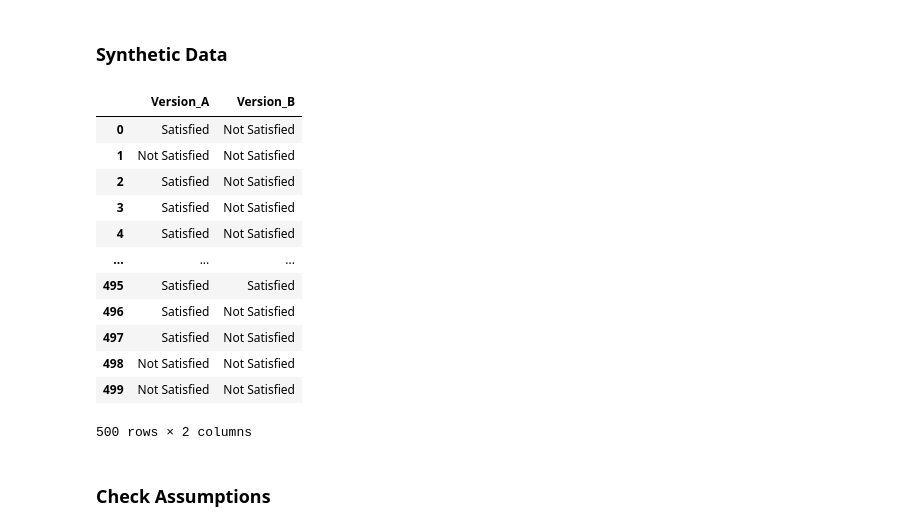
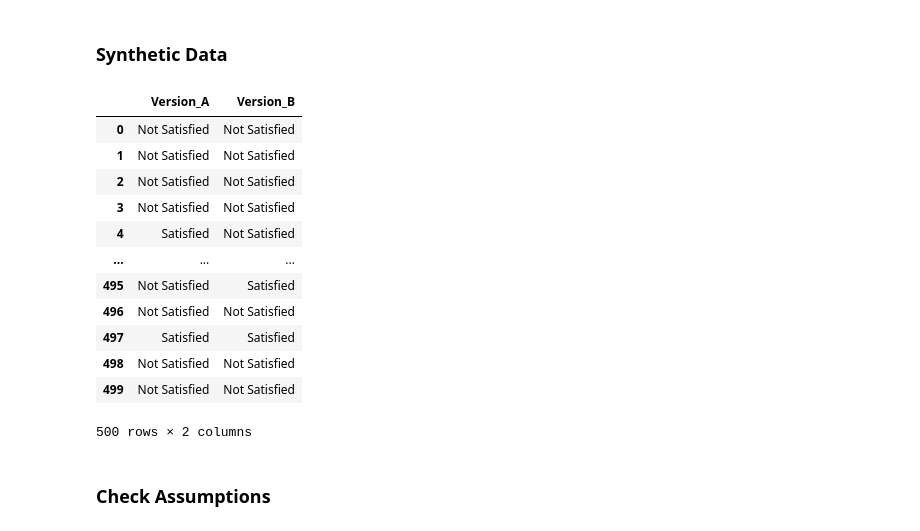
Before and after one commit to sam-tritto/statistical-tests, a Jupyter notebook: Chi_Squared_Test.ipynb, the cells around one changed output. Drawn from its saved outputs; the diff is of its cells as text; code cells hidden in the pictures.

```diff
--- a/Chi_Squared_Test.ipynb
+++ b/Chi_Squared_Test.ipynb
@@ -166,26 +166,26 @@ plt.show()
 # %%
 # Number of samples for each version
 n_samples = 500
 
 # Generate synthetic data for two website versions
-version_A = np.random.choice(['Satisfied', 'Not Satisfied'], size=n_samples, p=[0.8, 0.2])
-version_B = np.random.choice(['Satisfied', 'Not Satisfied'], size=n_samples, p=[0.1, 0.9])
+version_A = np.random.choice(['Satisfied', 'Not Satisfied'], size=n_samples, p=[0.25, 0.75])
+version_B = np.random.choice(['Satisfied', 'Not Satisfied'], size=n_samples, p=[0.15, 0.85])
 
 
 # Create pandas dataframe
 chi_squared_data = pd.DataFrame({'Version_A': version_A, 'Version_B': version_B})
 chi_squared_data
 # %% [output]
 |  | Version_A | Version_B |
-| 0 | Satisfied | Not Satisfied |
+| 0 | Not Satisfied | Not Satisfied |
 | 1 | Not Satisfied | Not Satisfied |
-| 2 | Satisfied | Not Satisfied |
-| 3 | Satisfied | Not Satisfied |
+| 2 | Not Satisfied | Not Satisfied |
+| 3 | Not Satisfied | Not Satisfied |
 | 4 | Satisfied | Not Satisfied |
 | ... | ... | ... |
-| 495 | Satisfied | Satisfied |
-| 496 | Satisfied | Not Satisfied |
-| 497 | Satisfied | Not Satisfied |
+| 495 | Not Satisfied | Satisfied |
+| 496 | Not Satisfied | Not Satisfied |
+| 497 | Satisfied | Satisfied |
 | 498 | Not Satisfied | Not Satisfied |
 | 499 | Not Satisfied | Not Satisfied |
 500 rows × 2 columns
```
Also changed, not shown: parts of 17 cells of this notebook.
